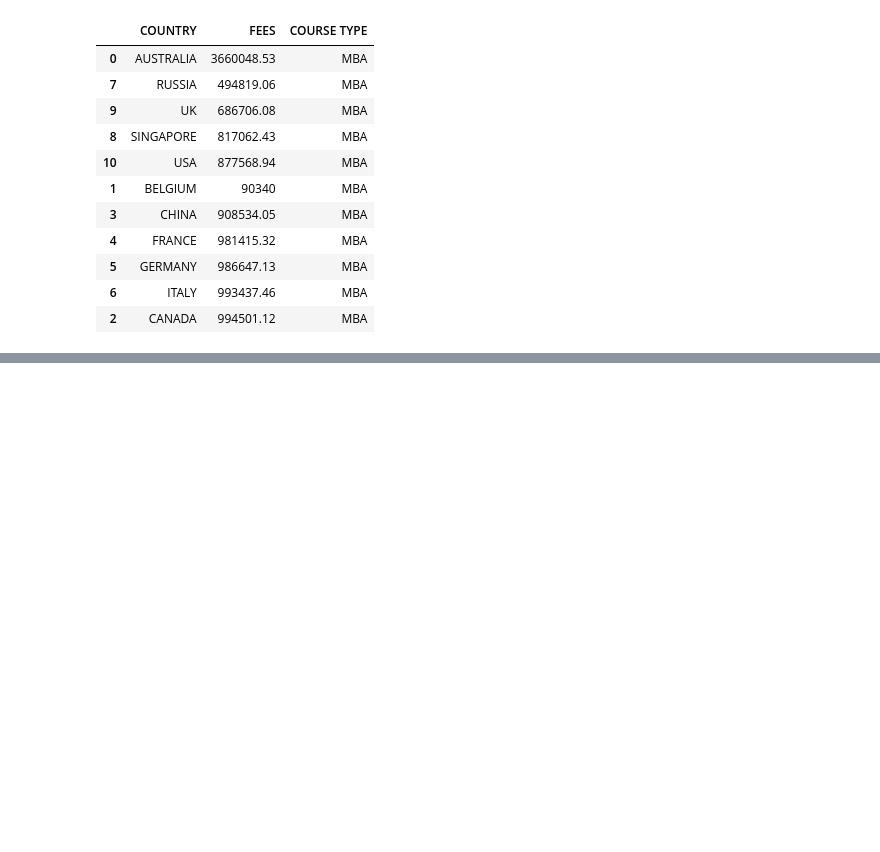
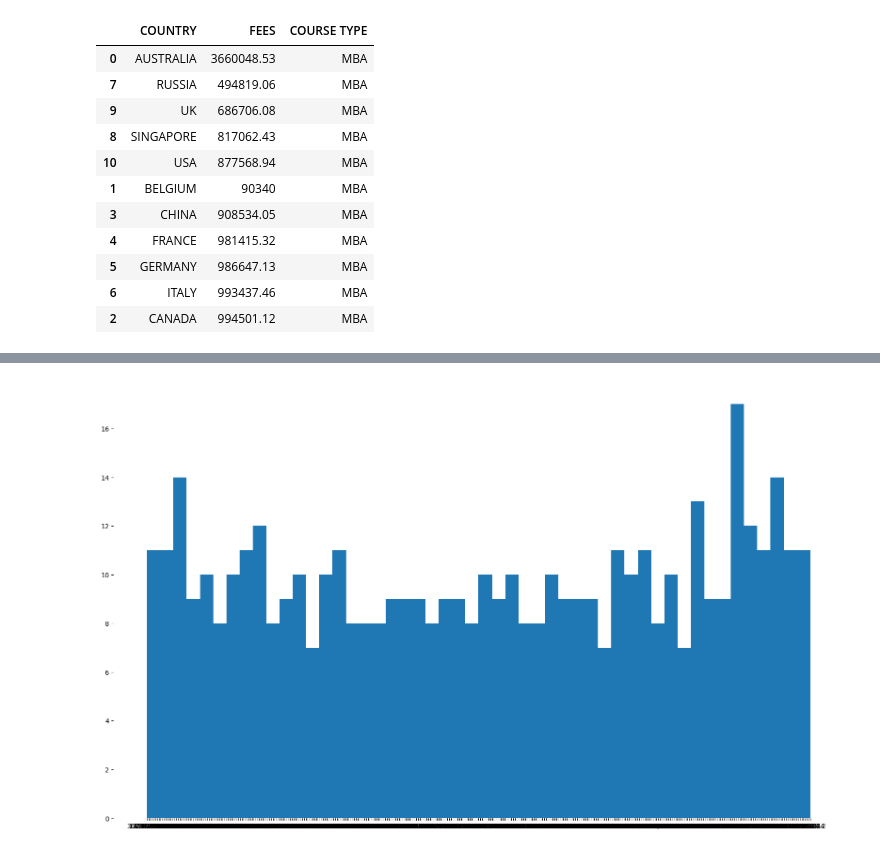
Before and after one commit to gargi-09/My-Kaggle-Work, a Jupyter notebook: Abroad Student Cost Prediction.ipynb, the cells around one changed output, grey strips where cells are left out. Saved outputs shown, nothing was run; the diff lists cells and outputs as text; code cells hidden in the pictures; blank space fills up the shorter version.

```diff
--- a/Abroad Student Cost Prediction.ipynb
+++ b/Abroad Student Cost Prediction.ipynb
@@ -127,0 +151,6 @@ g_d.head(60)
+# %%
+plt.subplots(figsize=(20,12))
+plt.hist(df["FEES"],bins=50)
+plt.box(False)
+# %% [output]
+[figure, added]
```
Also changed, not shown: parts of 6 cells of this notebook.
